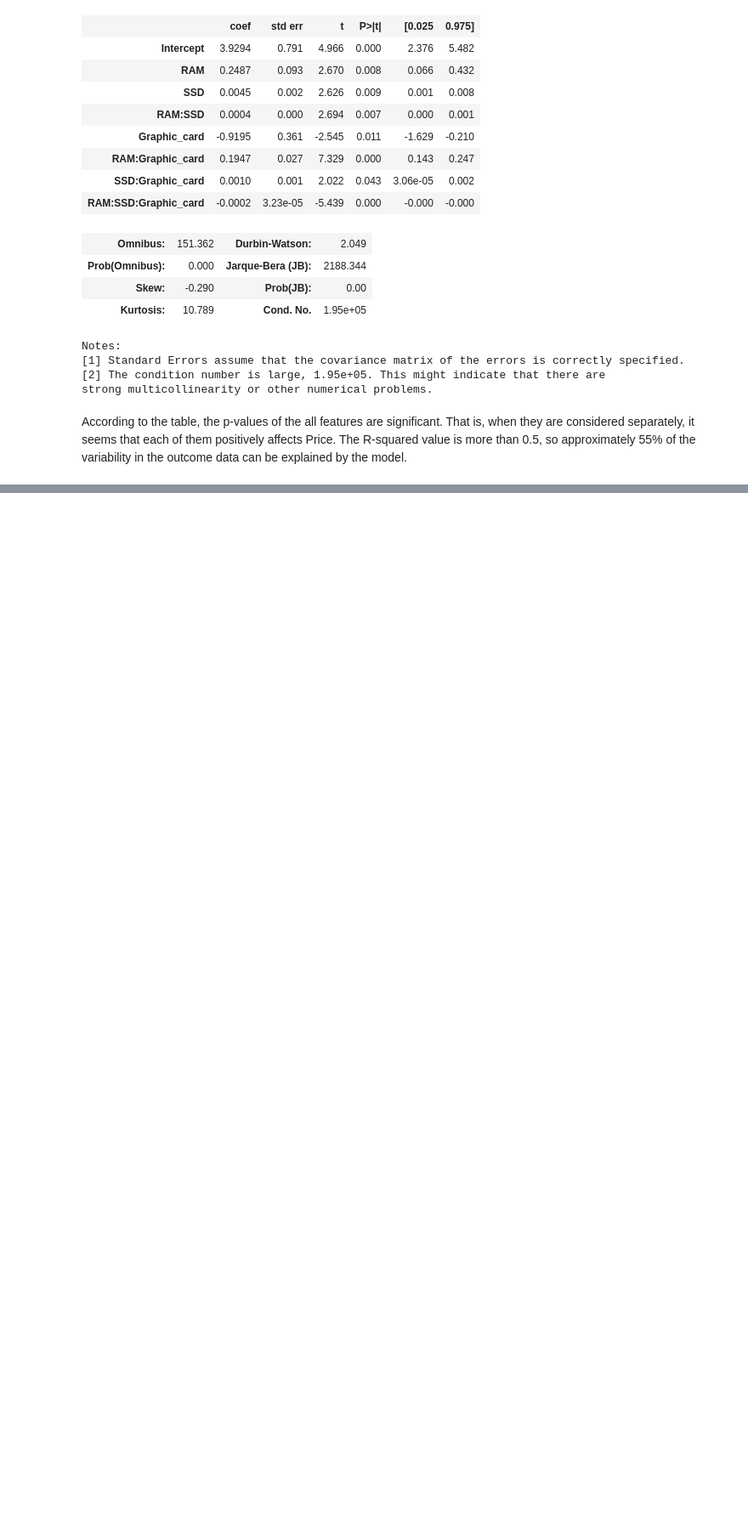
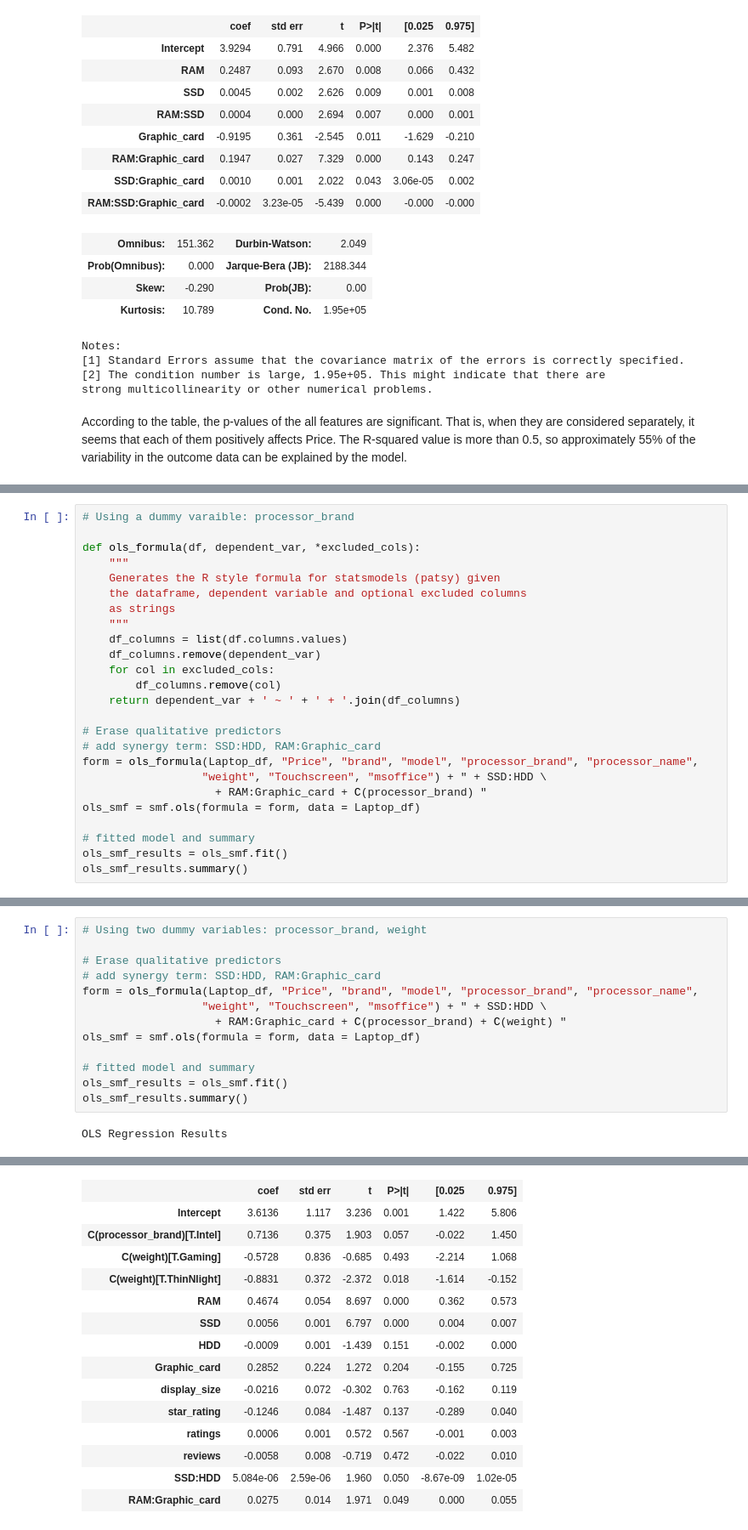
Before and after one commit to Moojun/study_ML, a Jupyter notebook: 2.Data_Analysis/src/1_Regression.ipynb, the cells around one changed output, grey strips where cells are left out. Shown: that part at 85% size. Drawn from its saved outputs; the diff is of its cells as text; blank space fills up the shorter version.

```diff
--- a/2.Data_Analysis/src/1_Regression.ipynb
+++ b/2.Data_Analysis/src/1_Regression.ipynb
@@ -536,0 +612,25 @@ The R-squared value is more than 0.5, so approximately 55% of the variability in
+# %%
+# Using a dummy varaible: processor_brand
+
+def ols_formula(df, dependent_var, *excluded_cols):
+    """
+    Generates the R style formula for statsmodels (patsy) given
+    the dataframe, dependent variable and optional excluded columns
+    as strings
+    """
+    df_columns = list(df.columns.values)
+    df_columns.remove(dependent_var)
+    for col in excluded_cols:
+        df_columns.remove(col)
+    return dependent_var + ' ~ ' + ' + '.join(df_columns)
+
+# Erase qualitative predictors
+# add synergy term: SSD:HDD, RAM:Graphic_card
+form = ols_formula(Laptop_df, "Price", "brand", "model", "processor_brand", "processor_name",
+                  "weight", "Touchscreen", "msoffice") + " + SSD:HDD \
+                    + RAM:Graphic_card + C(processor_brand) "
+ols_smf = smf.ols(formula = form, data = Laptop_df)
+
+# fitted model and summary
+ols_smf_results = ols_smf.fit()
+ols_smf_results.summary()
@@ -536,0 +669,15 @@ The R-squared value is more than 0.5, so approximately 55% of the variability in
+# %%
+# Using two dummy variables: processor_brand, weight
+
+# Erase qualitative predictors
+# add synergy term: SSD:HDD, RAM:Graphic_card
+form = ols_formula(Laptop_df, "Price", "brand", "model", "processor_brand", "processor_name",
+                  "weight", "Touchscreen", "msoffice") + " + SSD:HDD \
+                    + RAM:Graphic_card + C(processor_brand) + C(weight) "
+ols_smf = smf.ols(formula = form, data = Laptop_df)
+
+# fitted model and summary
+ols_smf_results = ols_smf.fit()
+ols_smf_results.summary()
+# %% [output]
+OLS Regression Results
@@ -536,0 +693,15 @@ The R-squared value is more than 0.5, so approximately 55% of the variability in
+|  | coef | std err | t | P>|t| | [0.025 | 0.975] |
+| Intercept | 3.6136 | 1.117 | 3.236 | 0.001 | 1.422 | 5.806 |
+| C(processor_brand)[T.Intel] | 0.7136 | 0.375 | 1.903 | 0.057 | -0.022 | 1.450 |
+| C(weight)[T.Gaming] | -0.5728 | 0.836 | -0.685 | 0.493 | -2.214 | 1.068 |
+| C(weight)[T.ThinNlight] | -0.8831 | 0.372 | -2.372 | 0.018 | -1.614 | -0.152 |
+| RAM | 0.4674 | 0.054 | 8.697 | 0.000 | 0.362 | 0.573 |
+| SSD | 0.0056 | 0.001 | 6.797 | 0.000 | 0.004 | 0.007 |
+| HDD | -0.0009 | 0.001 | -1.439 | 0.151 | -0.002 | 0.000 |
+| Graphic_card | 0.2852 | 0.224 | 1.272 | 0.204 | -0.155 | 0.725 |
+| display_size | -0.0216 | 0.072 | -0.302 | 0.763 | -0.162 | 0.119 |
+| star_rating | -0.1246 | 0.084 | -1.487 | 0.137 | -0.289 | 0.040 |
+| ratings | 0.0006 | 0.001 | 0.572 | 0.567 | -0.001 | 0.003 |
+| reviews | -0.0058 | 0.008 | -0.719 | 0.472 | -0.022 | 0.010 |
+| SSD:HDD | 5.084e-06 | 2.59e-06 | 1.960 | 0.050 | -8.67e-09 | 1.02e-05 |
+| RAM:Graphic_card | 0.0275 | 0.014 | 1.971 | 0.049 | 0.000 | 0.055 |
```
Also changed, not shown: parts of 24 cells of this notebook.
